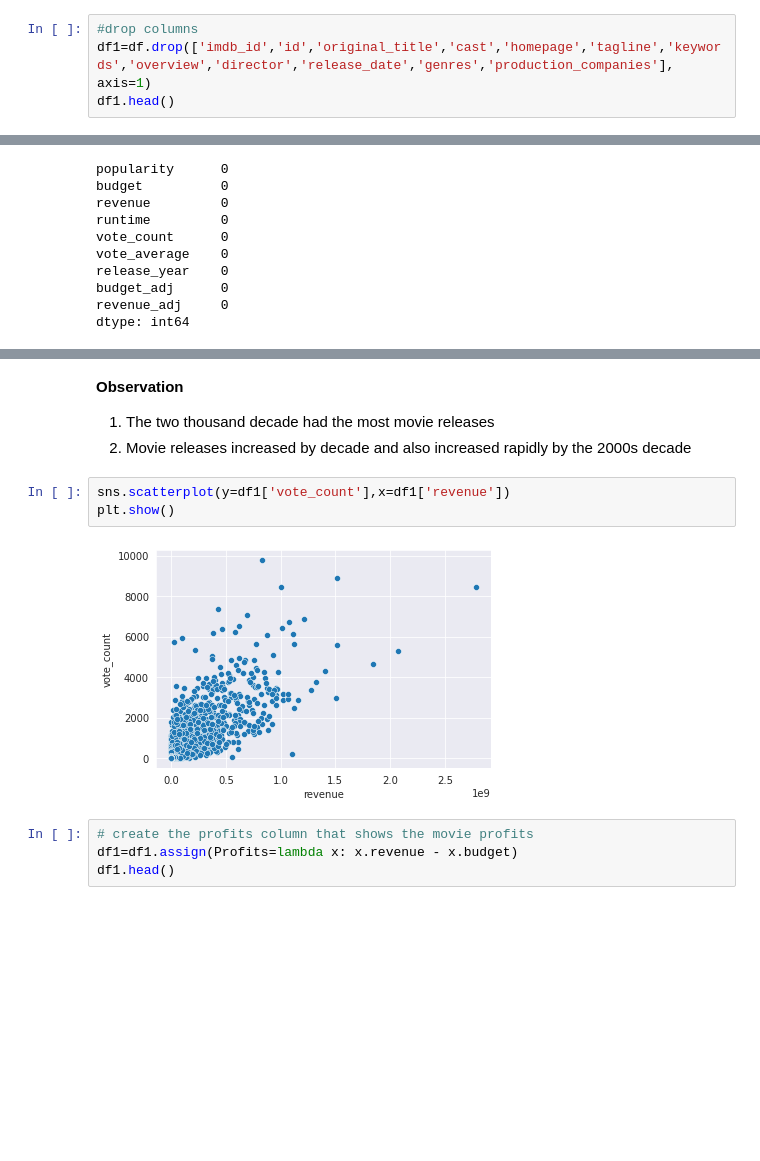
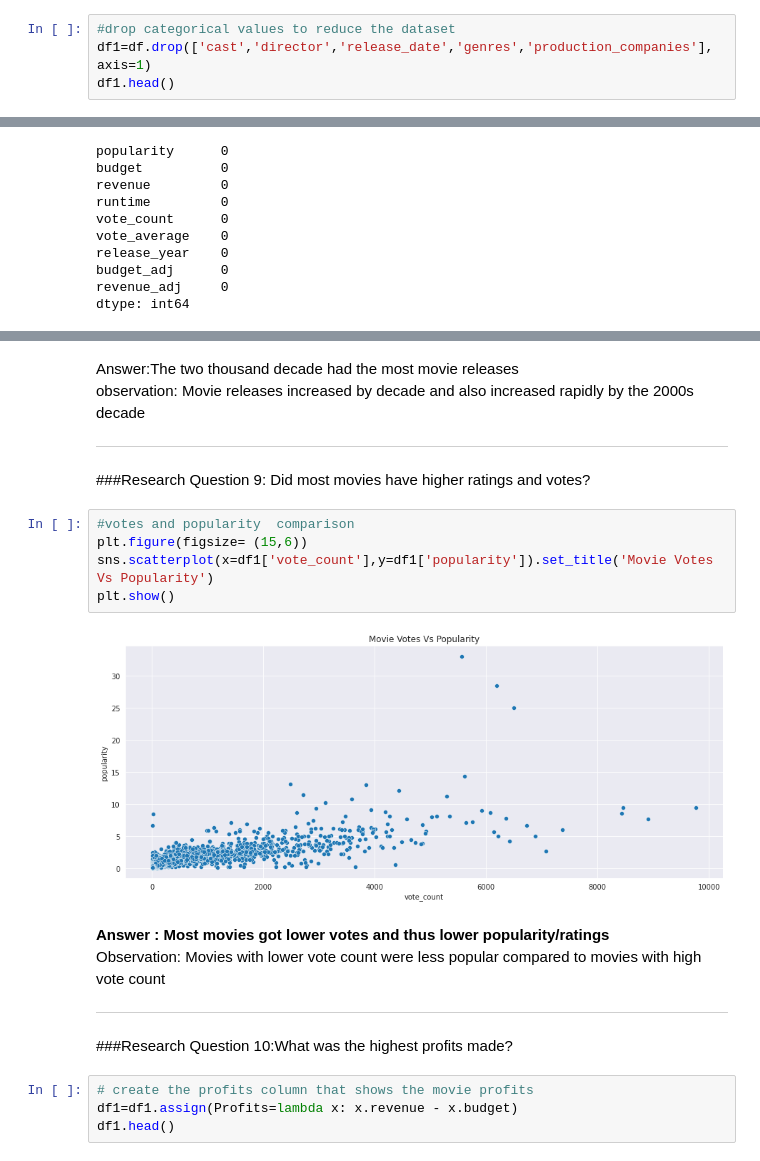
Before and after one commit to FMurunga/IDMb-Movies-Data-Investigation-Project, a Jupyter notebook: TDMb_Dataset_Analysis_Project.ipynb, the cells around one changed output, grey strips where cells are left out. Cells and saved outputs as stored; diff of their text form; blank space fills up the shorter version.

```diff
--- a/TDMb_Dataset_Analysis_Project.ipynb
+++ b/TDMb_Dataset_Analysis_Project.ipynb
@@ -366,6 +551,6 @@ plt.show()
 # %%
-#drop columns
-df1=df.drop(['imdb_id','id','original_title','cast','homepage','tagline','keywords','overview','director','release_date','genres','production_companies'], axis=1)
+#drop categorical values to reduce the dataset
+df1=df.drop(['cast','director','release_date','genres','production_companies'], axis=1)
 df1.head()
 # %% [output]
 |  | popularity | budget | revenue | runtime | vote_count | vote_average | release_year | budget_adj | ... |
@@ -425,14 +620,26 @@ plt.show()
 # %% [output]
 [figure]
 # %% [markdown]
-**Observation**
-1. The two thousand decade had the most movie releases
-2. Movie releases increased by decade and also increased rapidly by the 2000s decade
+Answer:The two thousand decade had the most movie releases<br/>
+observation:  Movie releases increased by decade and also increased rapidly by the 2000s decade
+
+---
-# %%
-sns.scatterplot(y=df1['vote_count'],x=df1['revenue'])
-plt.show()
-# %% [output]
-[figure, removed]
+# %% [markdown]
+###Research Question 9: Did most movies have higher ratings and votes?
+# %%
+#votes and popularity  comparison
+plt.figure(figsize= (15,6))
+sns.scatterplot(x=df1['vote_count'],y=df1['popularity']).set_title('Movie Votes Vs Popularity')
+plt.show()
+# %% [output]
+[figure, added]
+# %% [markdown]
+<b>Answer : Most movies got lower votes and thus lower popularity/ratings</b><br/>
+Observation: Movies with lower vote count were less popular compared to movies with high vote count
+
+---
+# %% [markdown]
+###Research Question 10:What was the highest profits made?
 # %%
 # create the profits column that shows the movie profits
 df1=df1.assign(Profits=lambda x: x.revenue - x.budget)
```
Also changed, not shown: parts of 83 cells of this notebook.
